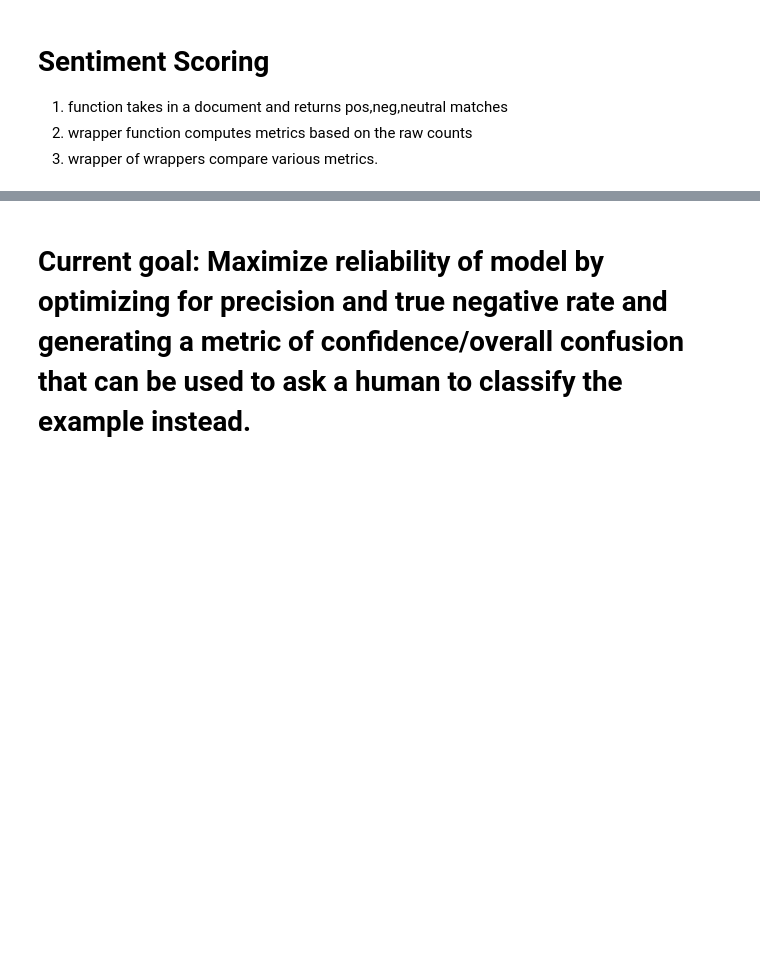
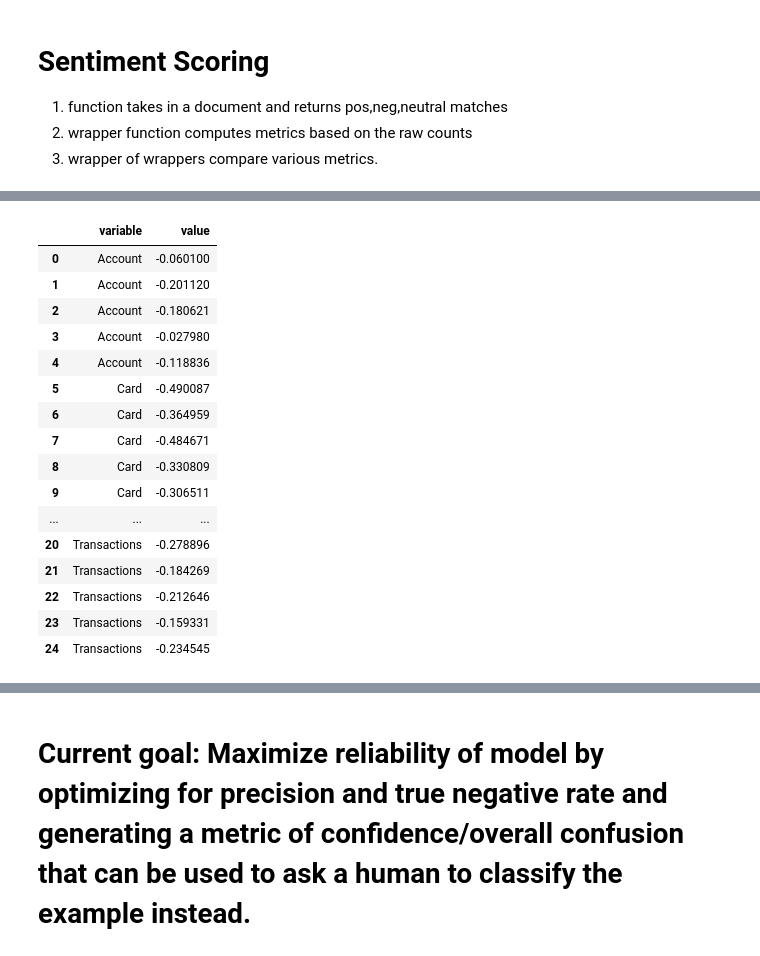
Before and after one commit to swfisher/springboard, a Jupyter notebook: complaints/workspace.ipynb, the cells around one changed output, grey strips where cells are left out. Cells and saved outputs as stored; diff of their text form; code cells hidden in the pictures; blank space fills up the shorter version.

```diff
--- a/complaints/workspace.ipynb
+++ b/complaints/workspace.ipynb
@@ -223,0 +375,20 @@ Transactions -1.72875 -0.268850  8.04375
+# %%
+melted_obs
+# %% [output]
+|  | variable | value |
+| 0 | Account | -0.060100 |
+| 1 | Account | -0.201120 |
+| 2 | Account | -0.180621 |
+| 3 | Account | -0.027980 |
+| 4 | Account | -0.118836 |
+| 5 | Card | -0.490087 |
+| 6 | Card | -0.364959 |
+| 7 | Card | -0.484671 |
+| 8 | Card | -0.330809 |
+| 9 | Card | -0.306511 |
+| ... | ... | ... |
+| 20 | Transactions | -0.278896 |
+| 21 | Transactions | -0.184269 |
+| 22 | Transactions | -0.212646 |
+| 23 | Transactions | -0.159331 |
+| 24 | Transactions | -0.234545 |
```
Also changed, not shown: parts of 18 cells of this notebook.
